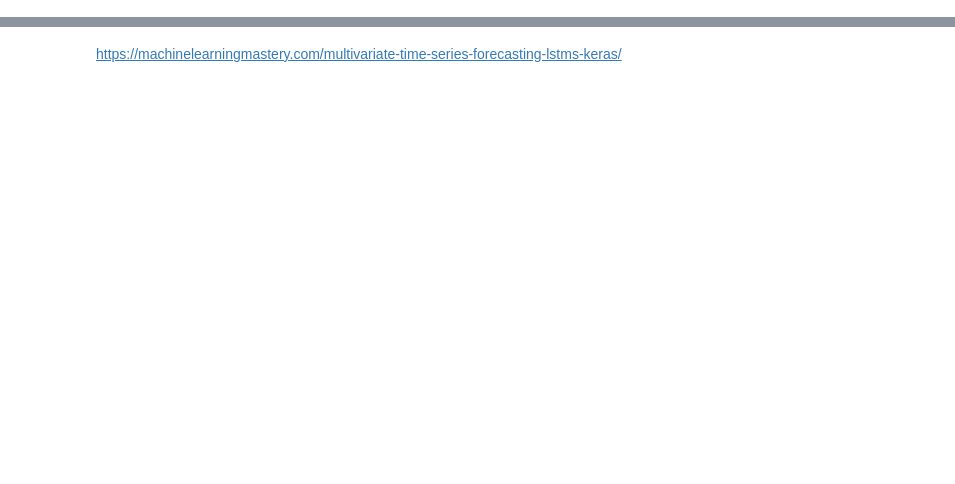
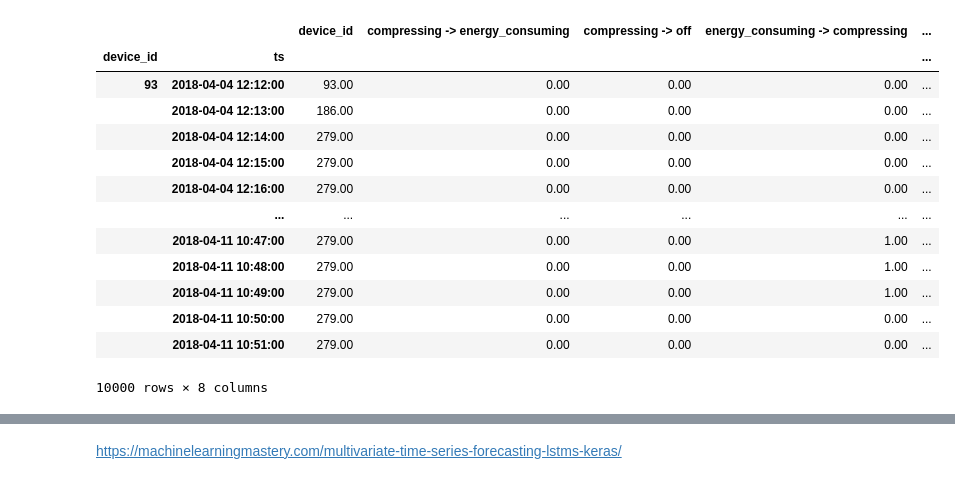
Before and after one commit to ElisarGstat/EcoplantActivationPaterens, a Jupyter notebook: embeding_sec2min.ipynb, the cells around one changed output, grey strips where cells are left out. Cells and saved outputs as stored; diff of their text form; code cells hidden in the pictures; blank space fills up the shorter version.

```diff
--- a/embeding_sec2min.ipynb
+++ b/embeding_sec2min.ipynb
@@ -79,0 +166,17 @@ print(f'{len(df.index.drop_duplicates())}, {len(df.index)}')
+# %%
+tmp.head(10000).reset_index().set_index('ts').groupby('device_id', as_index=False, observed=True).rolling('3min').sum()
+# %% [output]
+|  |  | device_id | compressing -> energy_consuming | compressing -> off | energy_consuming -> compressing | ... |
+| device_id | ts |  |  |  |  | ... |
+| 93 | 2018-04-04 12:12:00 | 93.00 | 0.00 | 0.00 | 0.00 | ... |
+|  | 2018-04-04 12:13:00 | 186.00 | 0.00 | 0.00 | 0.00 | ... |
+|  | 2018-04-04 12:14:00 | 279.00 | 0.00 | 0.00 | 0.00 | ... |
+|  | 2018-04-04 12:15:00 | 279.00 | 0.00 | 0.00 | 0.00 | ... |
+|  | 2018-04-04 12:16:00 | 279.00 | 0.00 | 0.00 | 0.00 | ... |
+|  | ... | ... | ... | ... | ... | ... |
+|  | 2018-04-11 10:47:00 | 279.00 | 0.00 | 0.00 | 1.00 | ... |
+|  | 2018-04-11 10:48:00 | 279.00 | 0.00 | 0.00 | 1.00 | ... |
+|  | 2018-04-11 10:49:00 | 279.00 | 0.00 | 0.00 | 1.00 | ... |
+|  | 2018-04-11 10:50:00 | 279.00 | 0.00 | 0.00 | 0.00 | ... |
+|  | 2018-04-11 10:51:00 | 279.00 | 0.00 | 0.00 | 0.00 | ... |
+10000 rows × 8 columns
```
Also changed, not shown: parts of 108 cells of this notebook, 1 other file.
